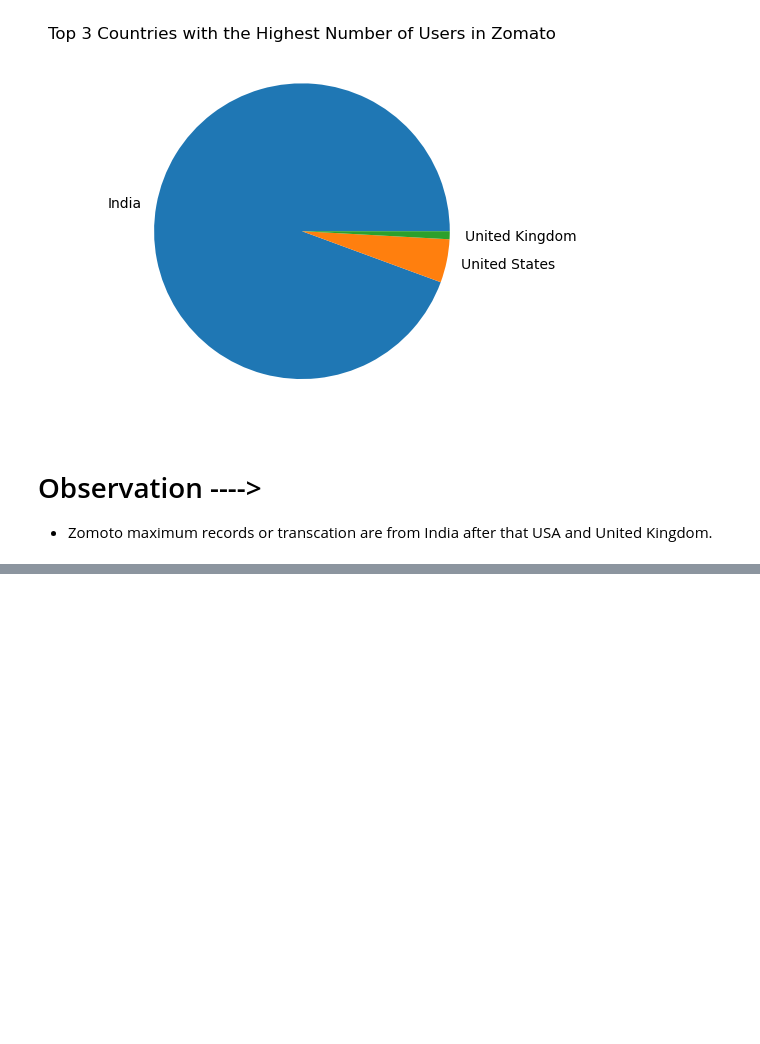
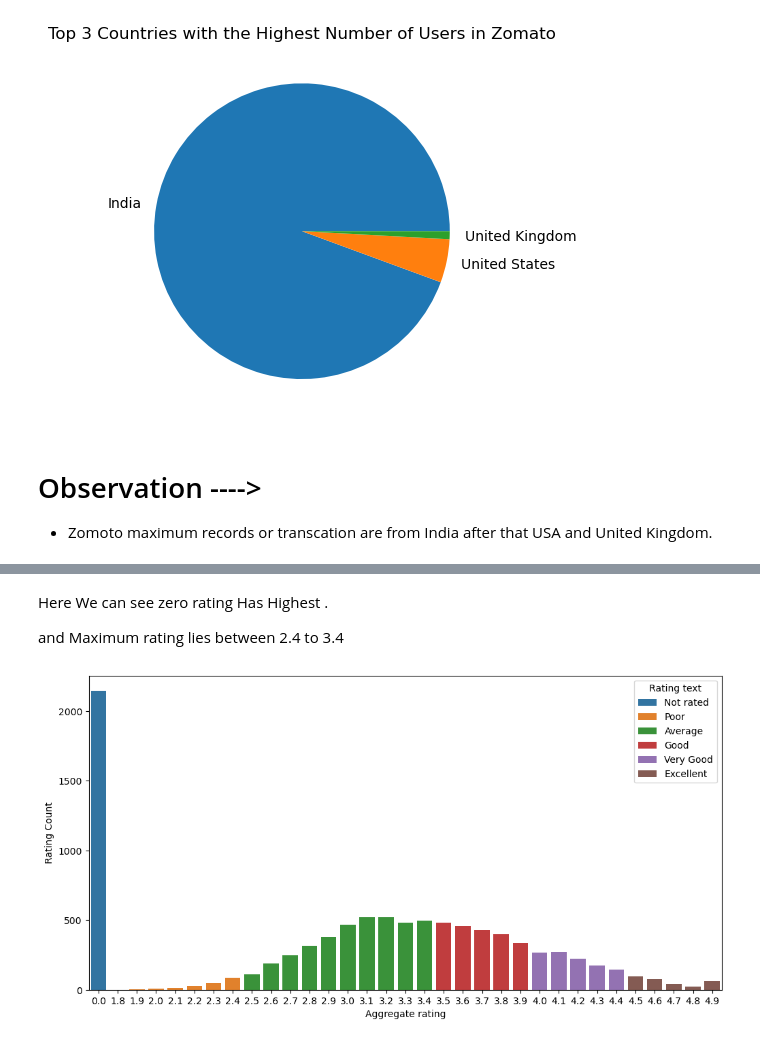
Before and after one commit to anand-bits/Data-Analysis, a Jupyter notebook: Project For EDA/Zomoto_eda.ipynb, the cells around one changed output, grey strips where cells are left out. Cells and saved outputs as stored; diff of their text form; code cells hidden in the pictures; blank space fills up the shorter version.

```diff
--- a/Project For EDA/Zomoto_eda.ipynb
+++ b/Project For EDA/Zomoto_eda.ipynb
@@ -197,0 +238,12 @@ plt.show()
+# %% [markdown]
+Here We can see zero rating Has Highest .
+
+and Maximum rating lies between 2.4 to 3.4
+# %%
+import seaborn as sns
+
+matplotlib.rcParams['figure.figsize'] = (12,6)
+sns.barplot(x="Aggregate rating",y="Rating Count",data =ratings,hue='Rating text')
+plt.show()
+# %% [output]
+[figure, added]
```
Also changed, not shown: parts of 9 cells of this notebook.
